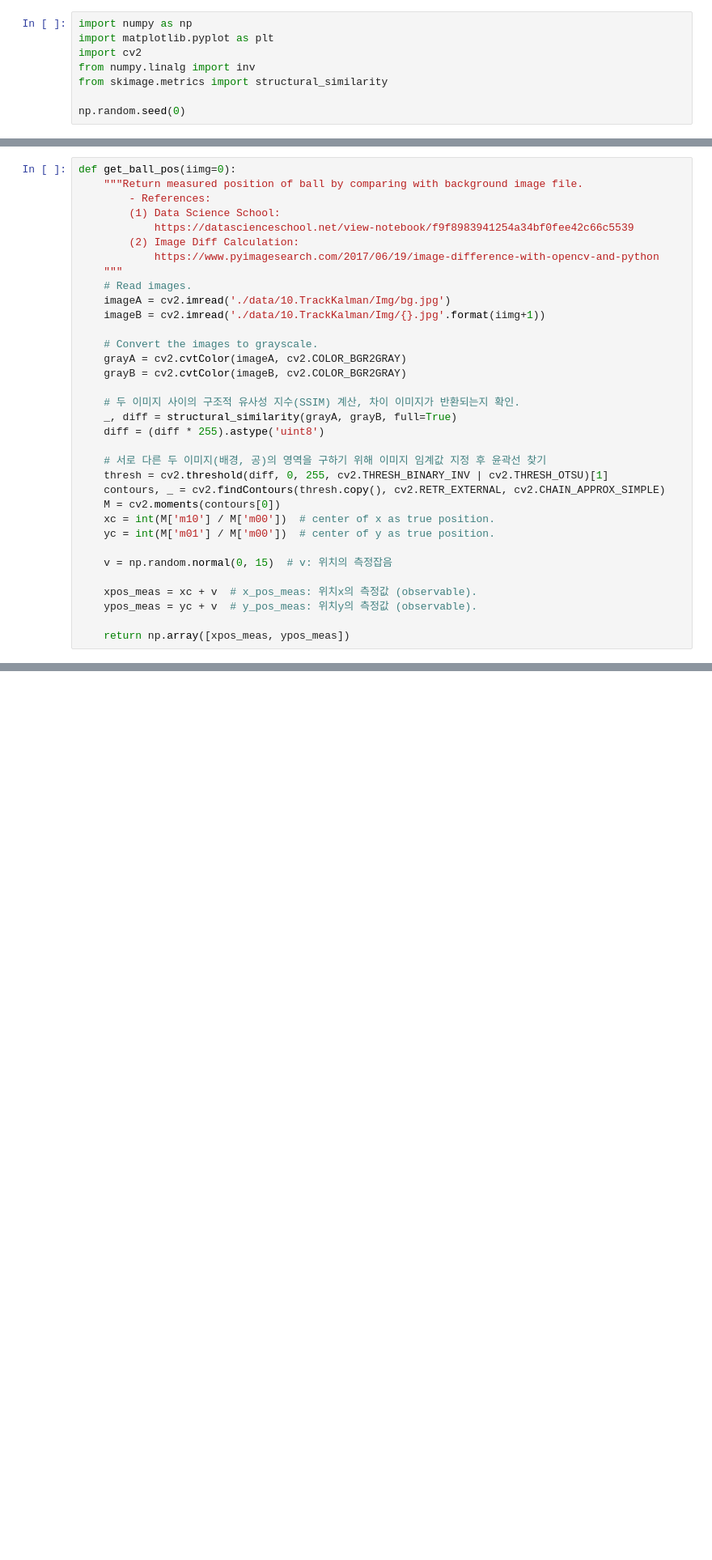
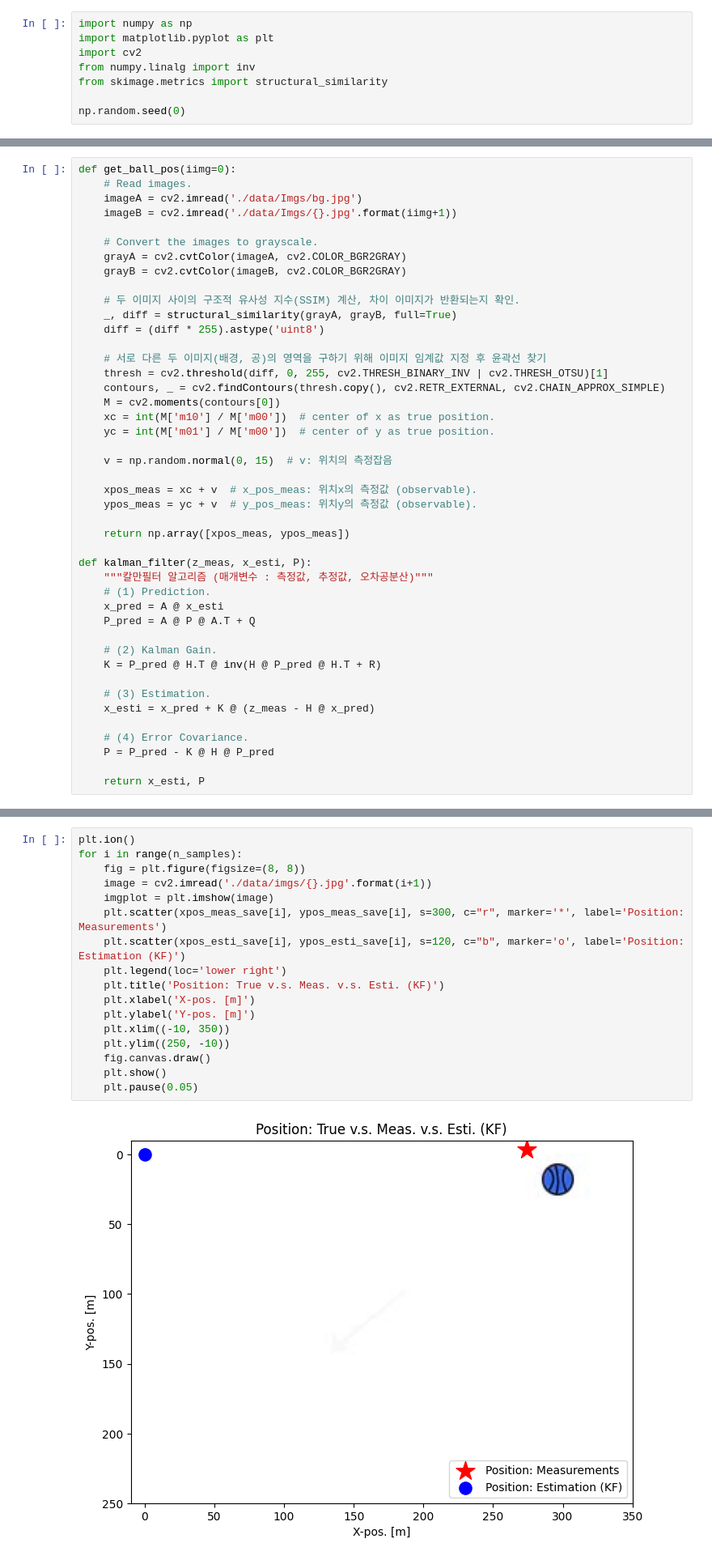
Before and after one commit to sinaenjuni/kalman_filter, a Jupyter notebook: 5_kalman_filter_object_tracking.ipynb, the cells around one changed output, grey strips where cells are left out. Shown at 81% size. Saved outputs shown, nothing was run; the diff lists cells and outputs as text; blank space fills up the shorter version.

Commit message:
object tracking

```diff
--- a/5_kalman_filter_object_tracking.ipynb
+++ b/5_kalman_filter_object_tracking.ipynb
@@ -26,15 +9,8 @@ def kalman_filter(z_meas, x_esti, P):
 # %%
 def get_ball_pos(iimg=0):
-    """Return measured position of ball by comparing with background image file.
-        - References:
-        (1) Data Science School:
-            https://datascienceschool.net/view-notebook/f9f8983941254a34bf0fee42c66c5539
-        (2) Image Diff Calculation:
-            https://www.pyimagesearch.com/2017/06/19/image-difference-with-opencv-and-python
-    """
     # Read images.
-    imageA = cv2.imread('./data/10.TrackKalman/Img/bg.jpg')
-    imageB = cv2.imread('./data/10.TrackKalman/Img/{}.jpg'.format(iimg+1))
+    imageA = cv2.imread('./data/Imgs/bg.jpg')
+    imageB = cv2.imread('./data/Imgs/{}.jpg'.format(iimg+1))
 
     # Convert the images to grayscale.
     grayA = cv2.cvtColor(imageA, cv2.COLOR_BGR2GRAY)
@@ -57,3 +33,20 @@ def get_ball_pos(iimg=0):
     ypos_meas = yc + v  # y_pos_meas: 위치y의 측정값 (observable).
 
     return np.array([xpos_meas, ypos_meas])
+
+def kalman_filter(z_meas, x_esti, P):
+    """칼만필터 알고리즘 (매개변수 : 측정값, 추정값, 오차공분산)"""
+    # (1) Prediction.
+    x_pred = A @ x_esti
+    P_pred = A @ P @ A.T + Q
+
+    # (2) Kalman Gain.
+    K = P_pred @ H.T @ inv(H @ P_pred @ H.T + R)
+
+    # (3) Estimation.
+    x_esti = x_pred + K @ (z_meas - H @ x_pred)
+
+    # (4) Error Covariance.
+    P = P_pred - K @ H @ P_pred
+
+    return x_esti, P
@@ -59,0 +94,19 @@ def get_ball_pos(iimg=0):
+# %%
+plt.ion()
+for i in range(n_samples):
+    fig = plt.figure(figsize=(8, 8))
+    image = cv2.imread('./data/imgs/{}.jpg'.format(i+1))
+    imgplot = plt.imshow(image)
+    plt.scatter(xpos_meas_save[i], ypos_meas_save[i], s=300, c="r", marker='*', label='Position: Measurements')
+    plt.scatter(xpos_esti_save[i], ypos_esti_save[i], s=120, c="b", marker='o', label='Position: Estimation (KF)')
+    plt.legend(loc='lower right')
+    plt.title('Position: True v.s. Meas. v.s. Esti. (KF)')
+    plt.xlabel('X-pos. [m]')
+    plt.ylabel('Y-pos. [m]')
+    plt.xlim((-10, 350))
+    plt.ylim((250, -10))
+    fig.canvas.draw()
+    plt.show()
+    plt.pause(0.05)
+# %% [output]
+[figure, added]
```
Also changed, not shown: parts of 3 cells of this notebook, 1 other file.
